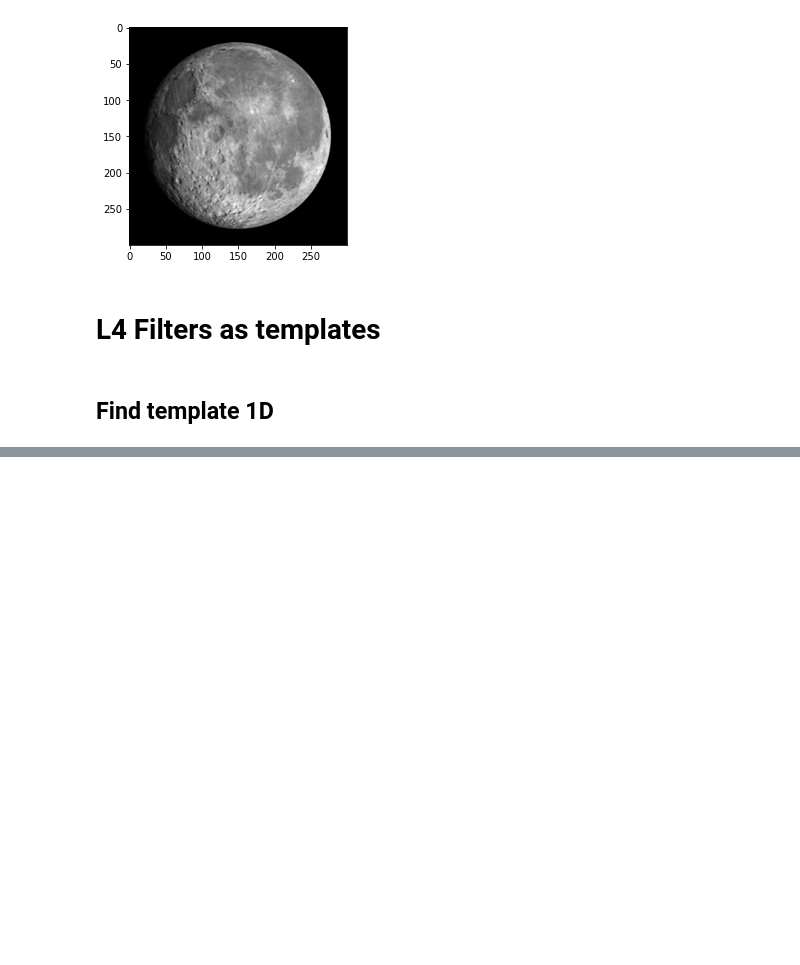
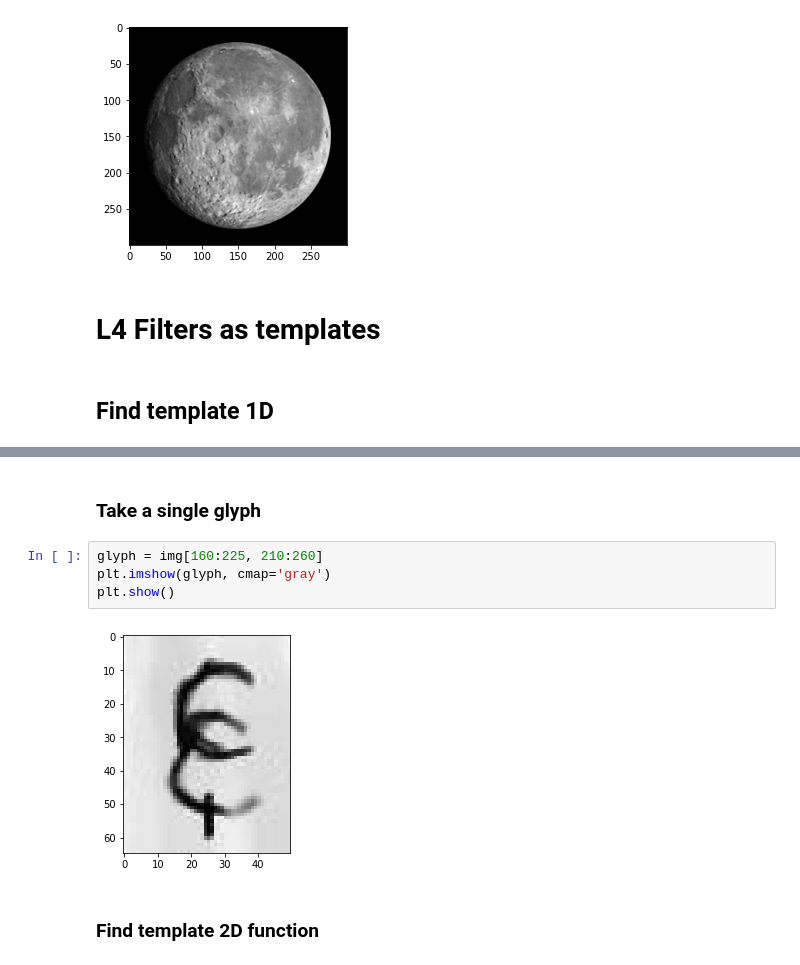
Before and after one commit to aten2001/CS6476-CV-1, a Jupyter notebook: 2A Linear image processing/In Class.ipynb, the cells around one changed output, grey strips where cells are left out. Cells and saved outputs as stored; diff of their text form; blank space fills up the shorter version.

```diff
--- a/2A Linear image processing/In Class.ipynb
+++ b/2A Linear image processing/In Class.ipynb
@@ -161,0 +178,10 @@ print(corr)
+# %% [markdown]
+### Take a single glyph
+# %%
+glyph = img[160:225, 210:260]
+plt.imshow(glyph, cmap='gray')
+plt.show()
+# %% [output]
+[figure, added]
+# %% [markdown]
+### Find template 2D function
```
Also changed, not shown: parts of 17 cells of this notebook, 2 other files.
